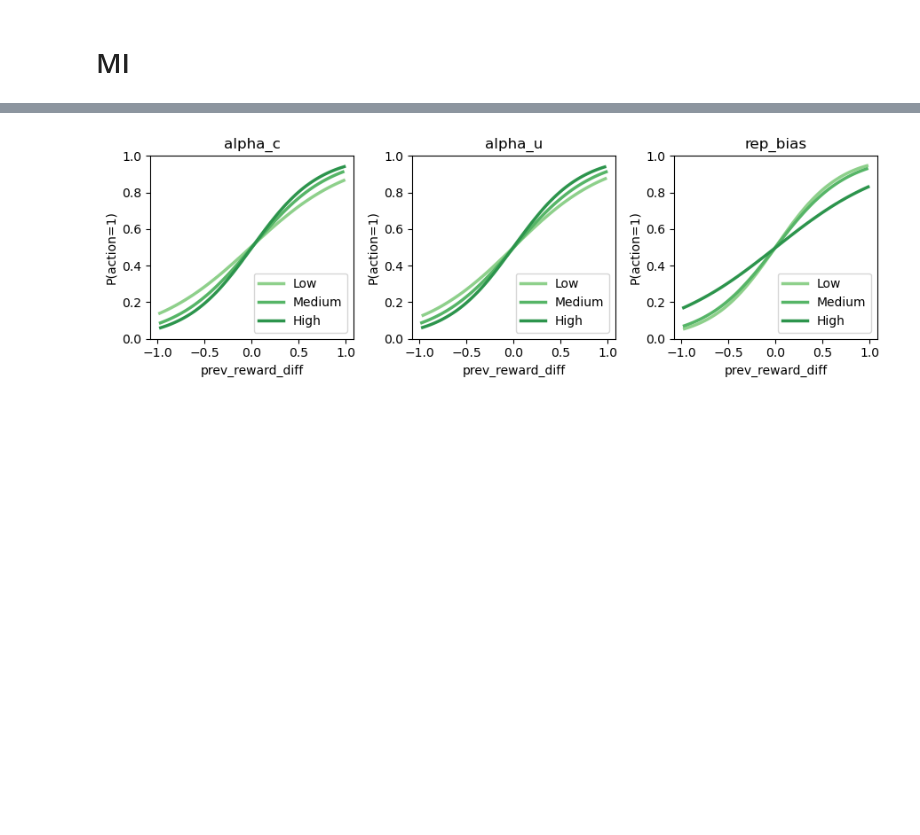
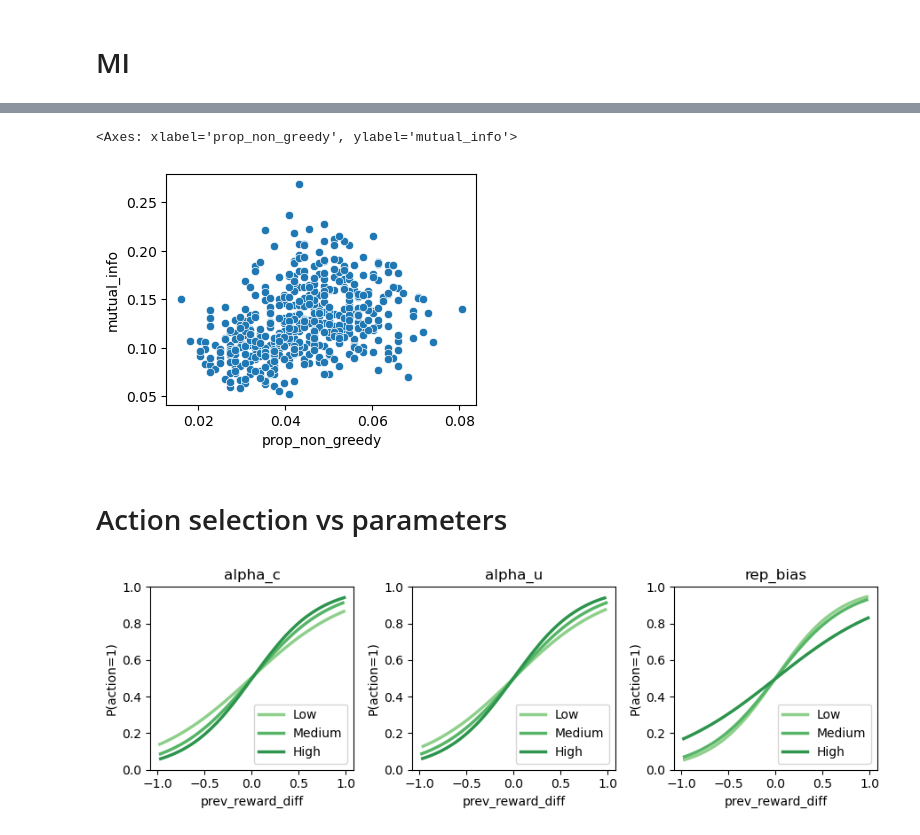
Before and after one commit to ti55987/DL4CM, a Jupyter notebook: simulation/sim_noisy_rl.ipynb, the cells around one changed output, grey strips where cells are left out. Saved outputs shown, nothing was run; the diff lists cells and outputs as text; code cells hidden in the pictures; blank space fills up the shorter version.

```diff
--- a/simulation/sim_noisy_rl.ipynb
+++ b/simulation/sim_noisy_rl.ipynb
@@ -102,3 +125,38 @@ No artists with labels found to put in legend.  Note that artists whose label st
+# %%
+# Calculate non-greedy choice proportion per block based on 'action' and 'greedy_choice' in sampled_data
+param = 'epsilon_bin'
+
+free = sim_df[(sim_df["free_choice"] == 1) & (sim_df["trial"] > 0)]
+non_greedy_df = (
+    free.assign(non_greedy=1.0 - free["greedy_choice"])
+    .groupby(["subj_code", 'block'], as_index=False)["non_greedy"]
+    .mean()
+    .rename(columns={"non_greedy": "prop_non_greedy"})
+)
+
+mi_df = (
+    sim_df.groupby(["subj_code", 'block'])
+    .apply(h.get_mi_bits)
+    .reset_index()
+    .rename(columns={0: "mutual_info"})
+)
+# %%
+d = pd.merge(non_greedy_df, mi_df, on=['subj_code', 'block'], how='left')
+d = d.groupby('subj_code').agg({'mutual_info': 'mean', 'prop_non_greedy': 'mean'})
+fig, axes = plt.subplots(nrows=1, ncols=1, figsize=(4 * 1, 3*1))
+sns.scatterplot(
+    data=d,
+    x='prop_non_greedy',
+    y="mutual_info",
+    #scatter_kws={"s": 10},
+    #label=rf"$\{param}$" if param != "rep_bias" else r"$\xi$",
+    ax=axes,
+)
+# %% [output]
+<Axes: xlabel='prop_non_greedy', ylabel='mutual_info'>
+[figure, added]
+# %% [markdown]
+# Action selection vs parameters
 # %%
 xvar = "prev_reward_diff"
 yvar = "action"
```
Also changed, not shown: parts of 7 cells of this notebook, 8 other files.
